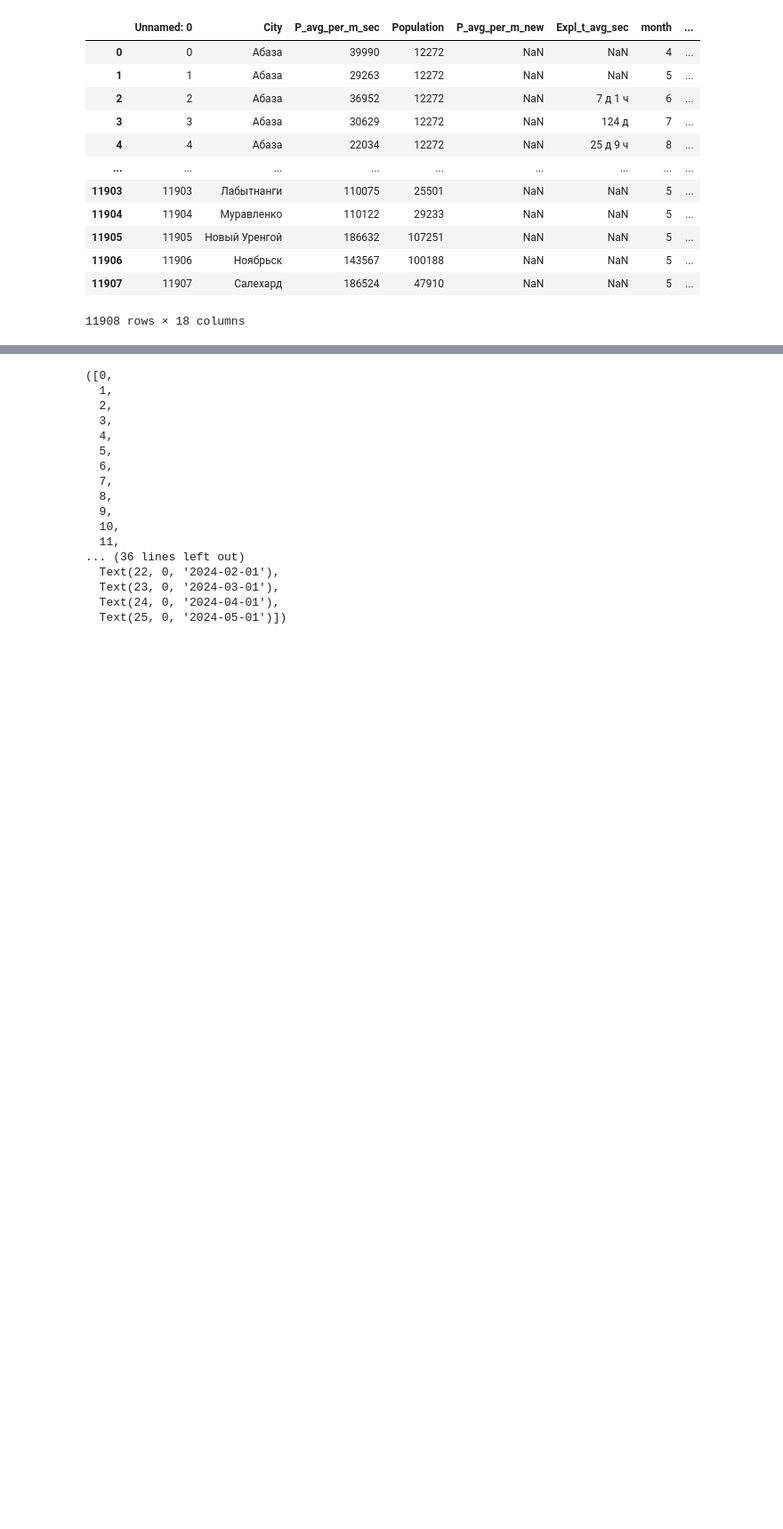
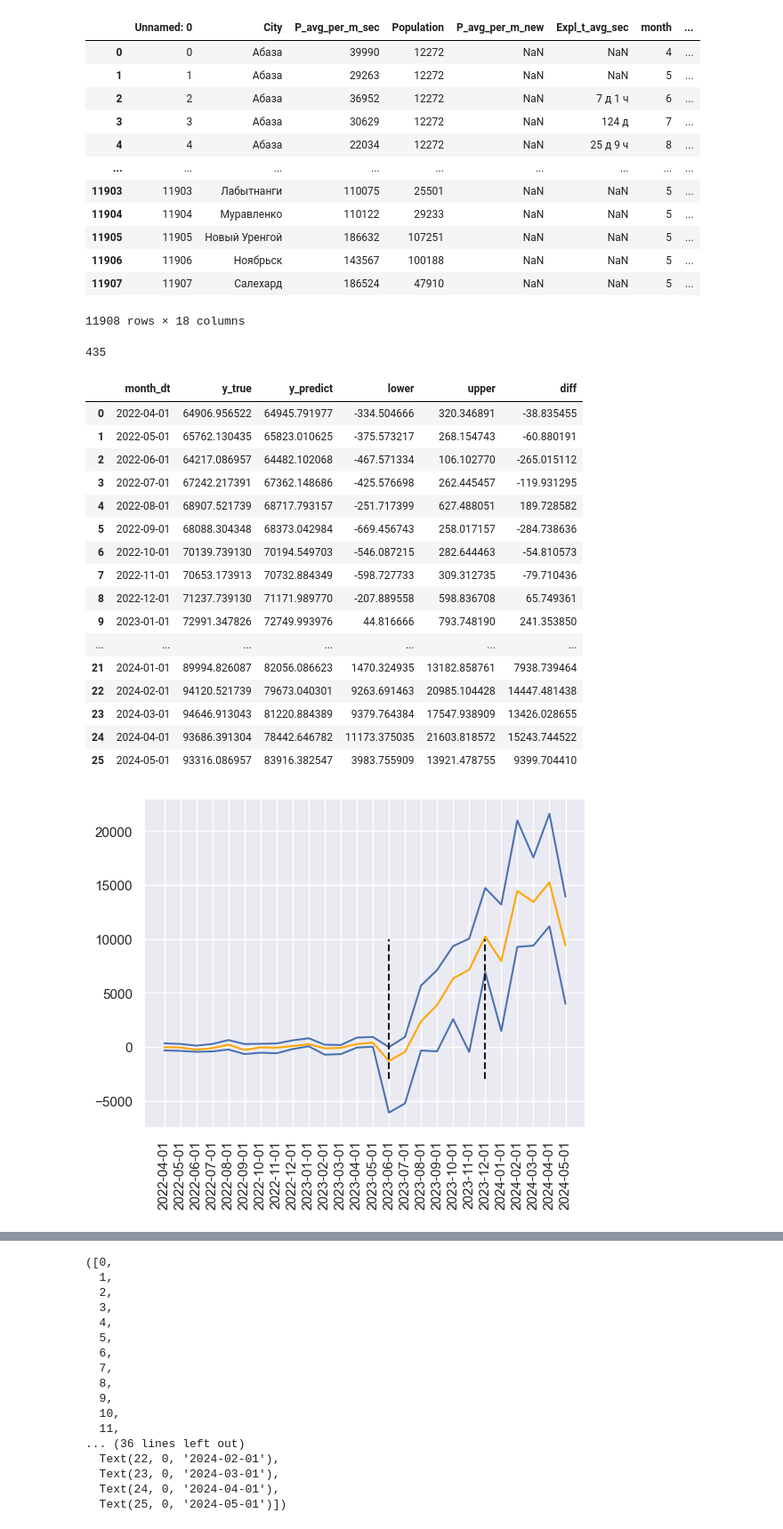
Before and after one commit to xan-d-or/mortgage_project_2024, a Jupyter notebook: bootstrap_estimation.ipynb, the cells around one changed output, grey strips where cells are left out. Shown at 89% size. Drawn from its saved outputs; the diff is of its cells as text; code cells hidden in the pictures; blank space fills up the shorter version.

```diff
--- a/bootstrap_estimation.ipynb
+++ b/bootstrap_estimation.ipynb
@@ -37,0 +28,4 @@ df
+# %%
+len(control_cities)
+# %% [output]
+435
@@ -161,3 +177,32 @@ def synth_ci_new(df
     res1['upper'] = b.confidence_interval.high
 
     return res1
+# %%
+t_treatment= '2023-06-01'
+data = synth_ci_new(df, t_treatment= t_treatment, trend=True)
+data['diff'] = data['y_true'] - data['y_predict']
+plt.plot(data['month_dt'], data['diff'], color = 'orange')
+plt.xticks(rotation =90)
+plt.plot(data['month_dt'], data['upper'], color = 'b')
+plt.plot(data['month_dt'], data['lower'], color = 'b')
+plt.vlines(x = ['2023-12-01', t_treatment], ymin = -3000, ymax = 10000, colors='k', linestyles='--')
+data
+# %% [output]
+|  | month_dt | y_true | y_predict | lower | upper | diff |
+| 0 | 2022-04-01 | 64906.956522 | 64945.791977 | -334.504666 | 320.346891 | -38.835455 |
+| 1 | 2022-05-01 | 65762.130435 | 65823.010625 | -375.573217 | 268.154743 | -60.880191 |
+| 2 | 2022-06-01 | 64217.086957 | 64482.102068 | -467.571334 | 106.102770 | -265.015112 |
+| 3 | 2022-07-01 | 67242.217391 | 67362.148686 | -425.576698 | 262.445457 | -119.931295 |
+| 4 | 2022-08-01 | 68907.521739 | 68717.793157 | -251.717399 | 627.488051 | 189.728582 |
+| 5 | 2022-09-01 | 68088.304348 | 68373.042984 | -669.456743 | 258.017157 | -284.738636 |
+| 6 | 2022-10-01 | 70139.739130 | 70194.549703 | -546.087215 | 282.644463 | -54.810573 |
+| 7 | 2022-11-01 | 70653.173913 | 70732.884349 | -598.727733 | 309.312735 | -79.710436 |
+| 8 | 2022-12-01 | 71237.739130 | 71171.989770 | -207.889558 | 598.836708 | 65.749361 |
+| 9 | 2023-01-01 | 72991.347826 | 72749.993976 | 44.816666 | 793.748190 | 241.353850 |
+| ... | ... | ... | ... | ... | ... | ... |
+| 21 | 2024-01-01 | 89994.826087 | 82056.086623 | 1470.324935 | 13182.858761 | 7938.739464 |
+| 22 | 2024-02-01 | 94120.521739 | 79673.040301 | 9263.691463 | 20985.104428 | 14447.481438 |
+| 23 | 2024-03-01 | 94646.913043 | 81220.884389 | 9379.764384 | 17547.938909 | 13426.028655 |
+| 24 | 2024-04-01 | 93686.391304 | 78442.646782 | 11173.375035 | 21603.818572 | 15243.744522 |
+| 25 | 2024-05-01 | 93316.086957 | 83916.382547 | 3983.755909 | 13921.478755 | 9399.704410 |
+[figure, added]
```
Also changed, not shown: parts of 9 cells of this notebook.
